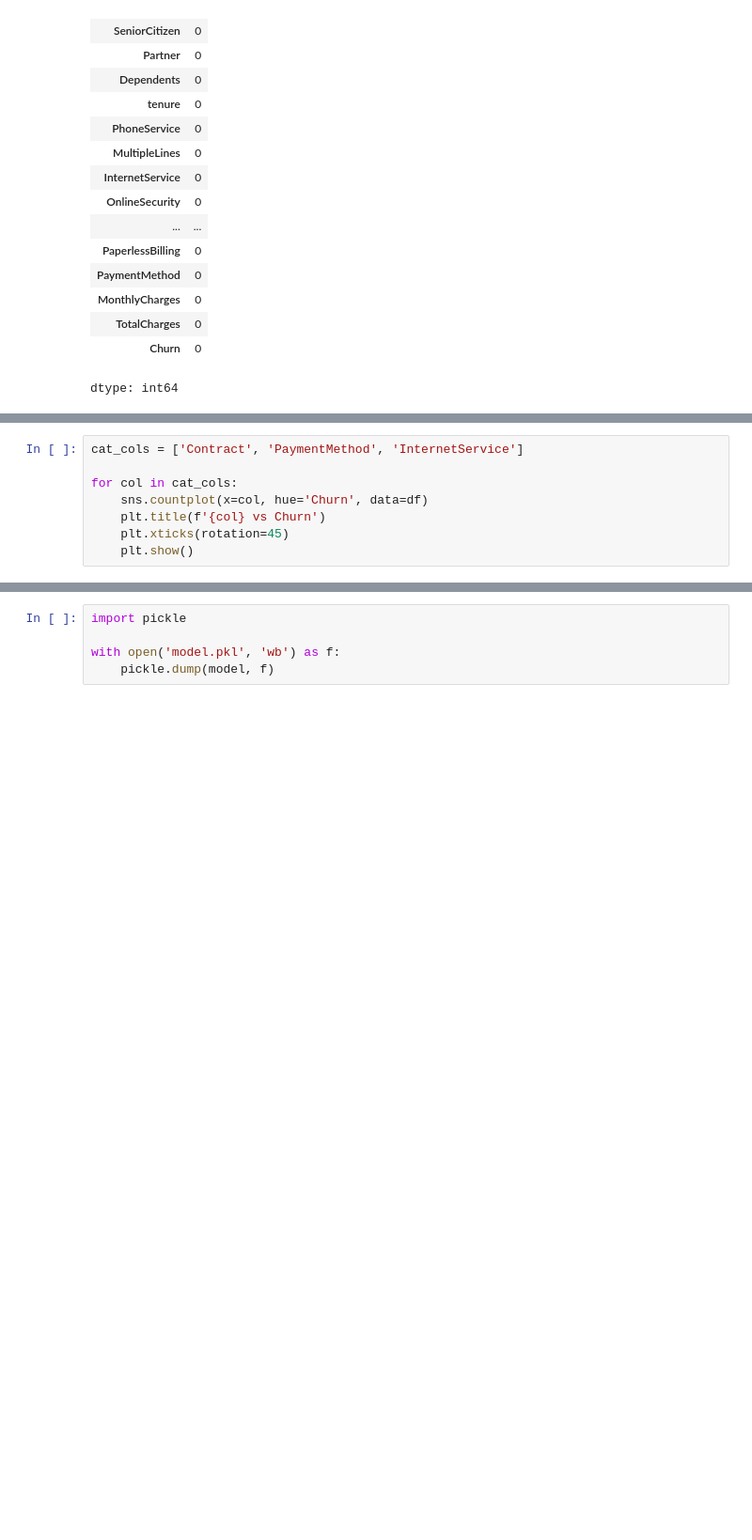
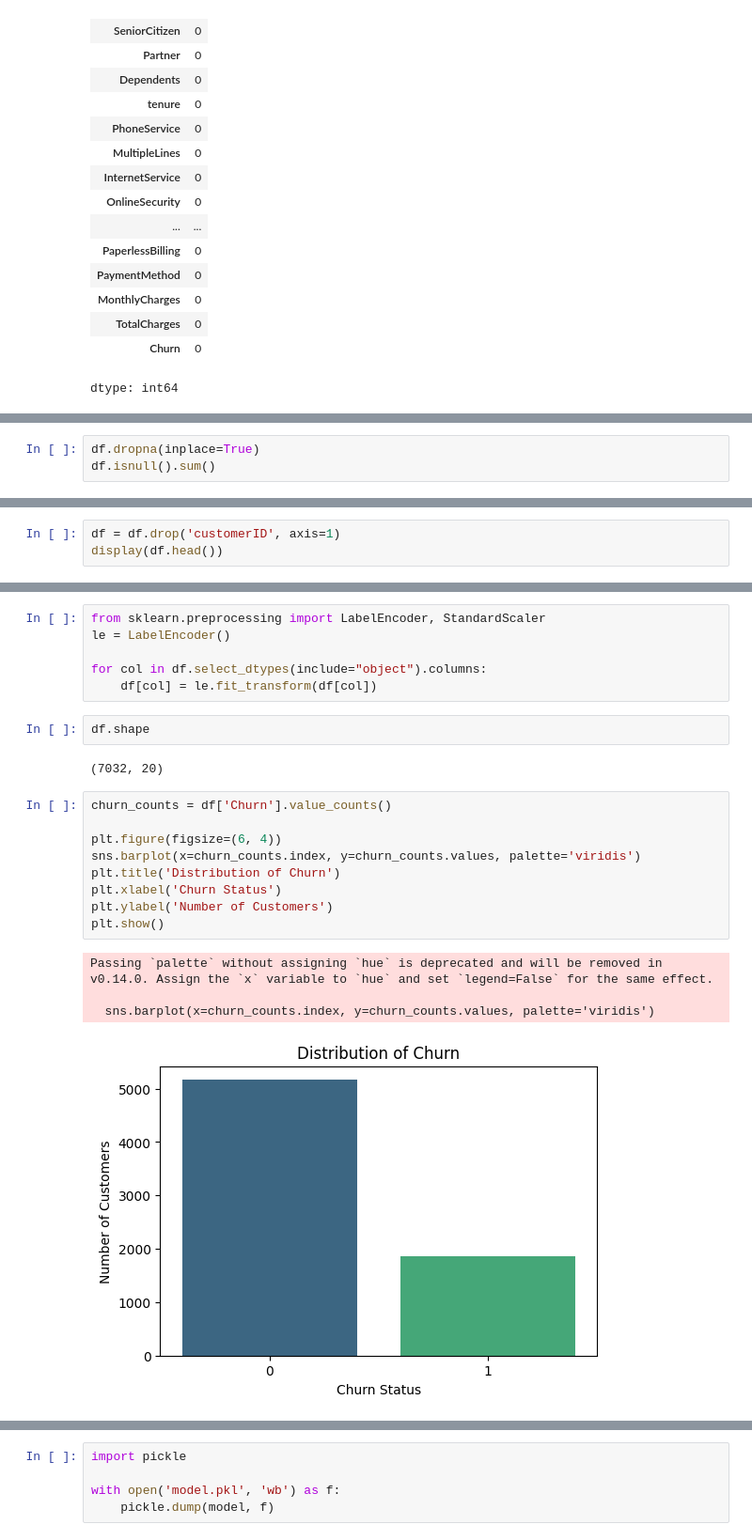
Before and after one commit to coder-priyanka01/customer-churn-prediction-system, a Jupyter notebook: Customer_Churn_Prediction_&_Business_Intelligence_System.ipynb, the cells around one changed output, grey strips where cells are left out. Shown at 94% size. Cells and saved outputs as stored; diff of their text form; blank space fills up the shorter version.

```diff
--- a/Customer_Churn_Prediction_&_Business_Intelligence_System.ipynb
+++ b/Customer_Churn_Prediction_&_Business_Intelligence_System.ipynb
@@ -209,8 +75,0 @@ for col in num_cols:
-# %%
-cat_cols = ['Contract', 'PaymentMethod', 'InternetService']
-
-for col in cat_cols:
-    sns.countplot(x=col, hue='Churn', data=df)
-    plt.title(f'{col} vs Churn')
-    plt.xticks(rotation=45)
-    plt.show()
@@ -275,0 +98,3 @@ for i in range(1, 21):
+# %%
+df.dropna(inplace=True)
+df.isnull().sum()
@@ -275,0 +120,3 @@ for i in range(1, 21):
+# %%
+df = df.drop('customerID', axis=1)
+display(df.head())
@@ -275,0 +130,24 @@ for i in range(1, 21):
+# %%
+from sklearn.preprocessing import LabelEncoder, StandardScaler
+le = LabelEncoder()
+
+for col in df.select_dtypes(include="object").columns:
+    df[col] = le.fit_transform(df[col])
+# %%
+df.shape
+# %% [output]
+(7032, 20)
+# %%
+churn_counts = df['Churn'].value_counts()
+
+plt.figure(figsize=(6, 4))
+sns.barplot(x=churn_counts.index, y=churn_counts.values, palette='viridis')
+plt.title('Distribution of Churn')
+plt.xlabel('Churn Status')
+plt.ylabel('Number of Customers')
+plt.show()
+# %% [output]
+Passing `palette` without assigning `hue` is deprecated and will be removed in v0.14.0. Assign the `x` variable to `hue` and set `legend=False` for the same effect.
+
+  sns.barplot(x=churn_counts.index, y=churn_counts.values, palette='viridis')
+[figure, added]
```
Also changed, not shown: parts of 50 cells of this notebook.
